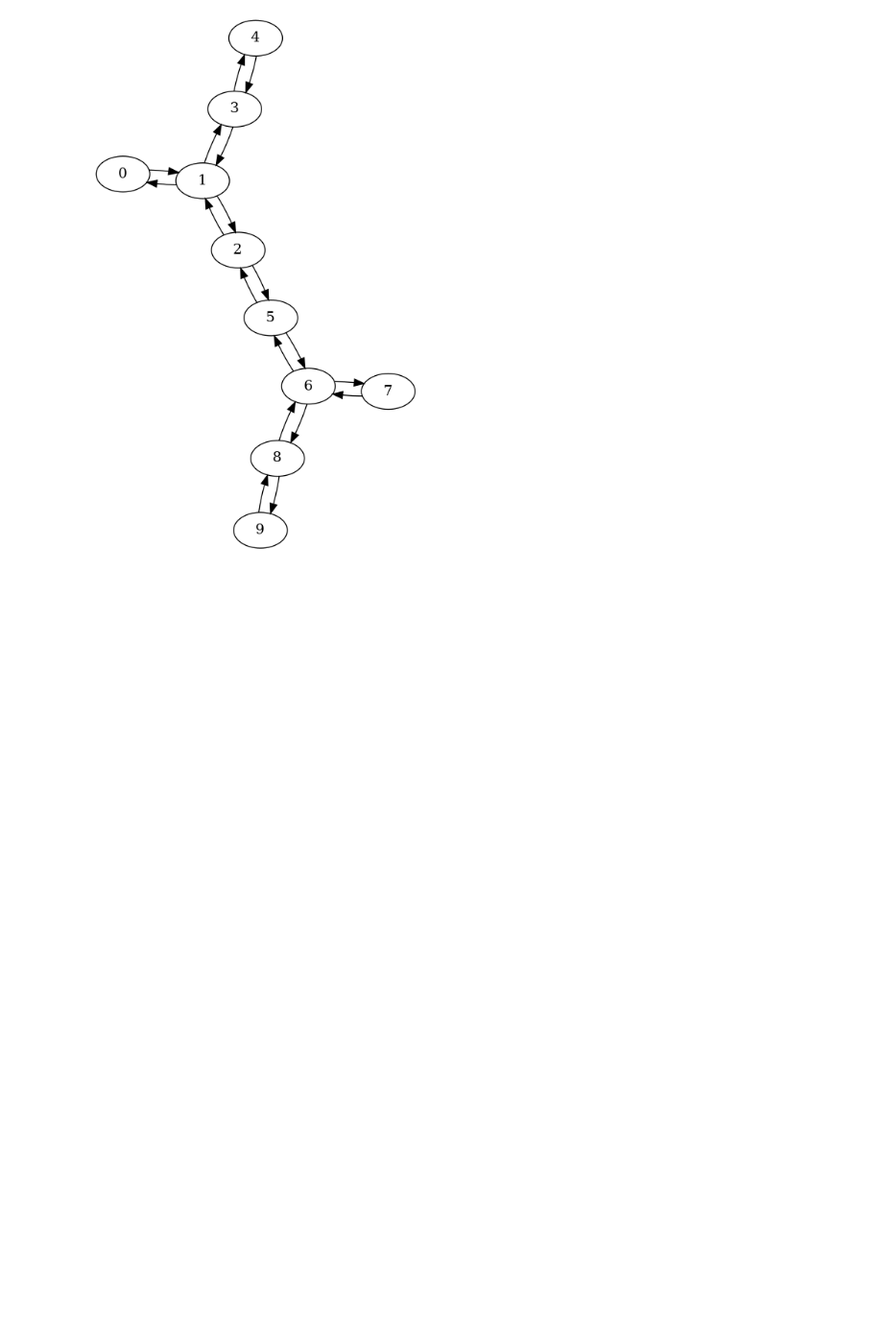
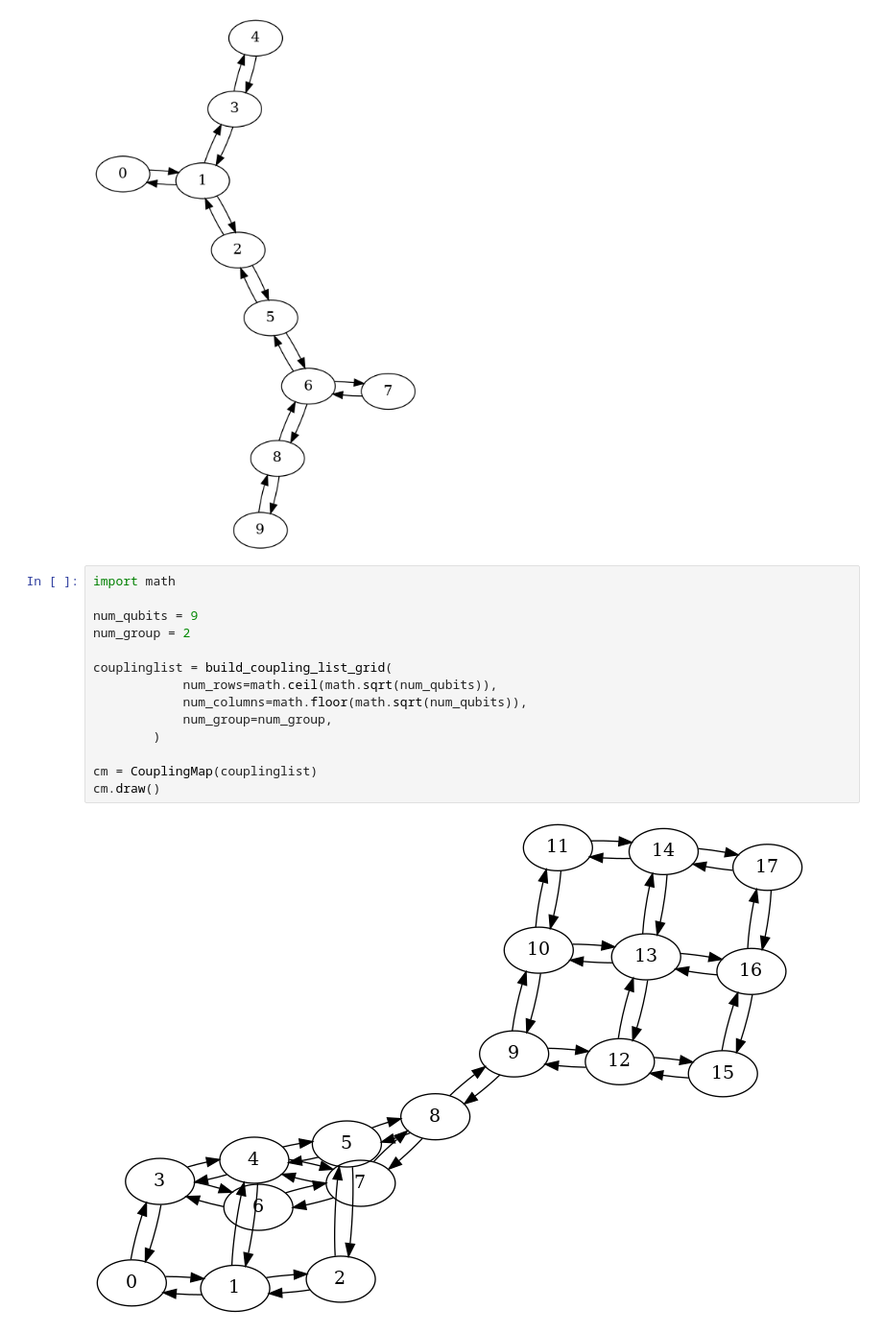
Before and after one commit to natashaval/qubit-mapping-distributed-qc, a Jupyter notebook: 0_generic_backend.ipynb, the cells around one changed output. Shown at 96% size. Saved outputs shown, nothing was run; the diff lists cells and outputs as text; blank space fills up the shorter version.

```diff
--- a/0_generic_backend.ipynb
+++ b/0_generic_backend.ipynb
@@ -134,3 +134,19 @@ cm_t_vertical = CouplingMap(couplinglist=coupling_list_t_vertical)
 display(cm_t_vertical.draw())
 # %% [output]
 [figure]
+# %%
+import math
+
+num_qubits = 9
+num_group = 2
+
+couplinglist = build_coupling_list_grid(
+            num_rows=math.ceil(math.sqrt(num_qubits)),
+            num_columns=math.floor(math.sqrt(num_qubits)),
+            num_group=num_group,
+        )
+
+cm = CouplingMap(couplinglist)
+cm.draw()
+# %% [output]
+[figure, added]
```
Also changed, not shown: parts of 1 cell of this notebook, 11 other files.
